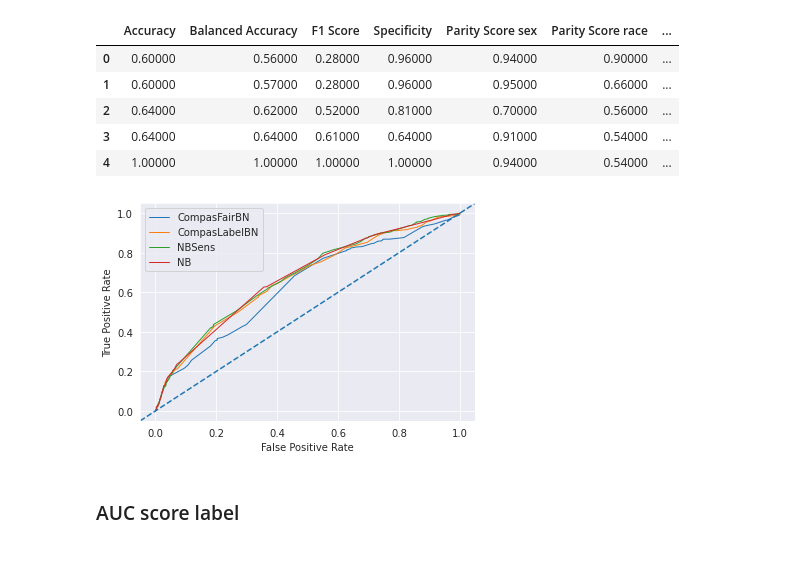
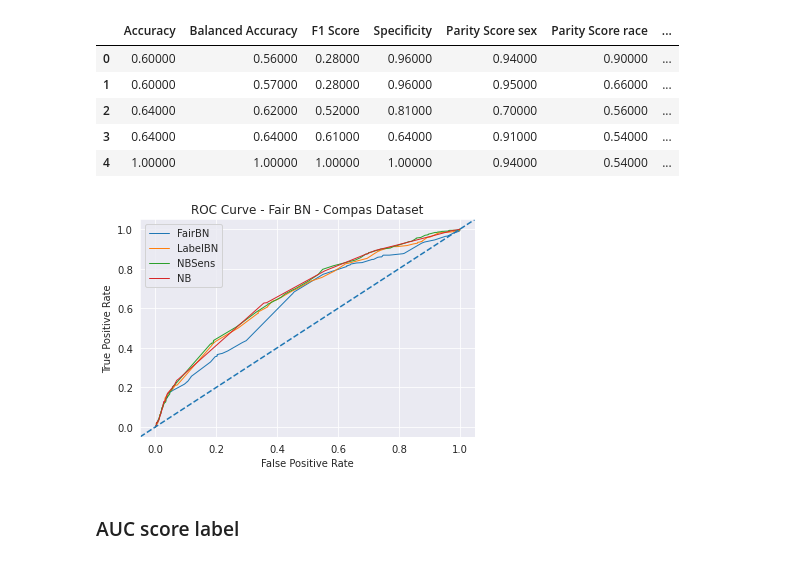
Before and after one commit to bcwein/Forseti, a Jupyter notebook: notebooks/model-evaluation.ipynb, the cells around one changed output. Saved outputs shown, nothing was run; the diff lists cells and outputs as text; code cells hidden in the pictures.

```diff
--- a/notebooks/model-evaluation.ipynb
+++ b/notebooks/model-evaluation.ipynb
@@ -219,23 +231,24 @@ fairnessDF.round(2)
 # %%
 fpr_fair, tpr_fair, threshold = roc_curve(y,  y_compas_pred_probability['fair_1'])
 fpr_income, tpr_income, _ = roc_curve(y,  y_compas_pred_probability['two_year_recid_1'])
 fpr_nbsens, tpr_nbsens, _ = roc_curve(y,  y_compas_pred_probability_NB_sensitive['two_year_recid_1'])
 fpr_nb, tpr_nb, _ = roc_curve(y,  y_compas_pred_probability_NB['two_year_recid_1'])
 
 #create ROC curve
 plt.close()
-plt.plot(fpr_fair, tpr_fair, label='CompasFairBN', linewidth=1)
-plt.plot(fpr_income, tpr_income, label='CompasLabelBN', linewidth=1)
+plt.plot(fpr_fair, tpr_fair, label='FairBN', linewidth=1)
+plt.plot(fpr_income, tpr_income, label='LabelBN', linewidth=1)
 plt.plot(fpr_nbsens, tpr_nbsens, label='NBSens', linewidth=1)
 plt.plot(fpr_nb, tpr_nb, label='NB', linewidth=1)
 plt.ylabel('True Positive Rate')
 plt.xlabel('False Positive Rate')
 plt.axline((1, 1), slope=1, ls="--")
 plt.legend()
-plt.savefig('figures/compas_baseline_roc.png', dpi=200)
+plt.title('ROC Curve - Fair BN - Compas Dataset')
+plt.savefig('figures/compas_fairbn_roc.png', dpi=200, bbox_inches='tight')
 plt.show()
 # %% [output]
-[figure, old version]
+[figure, new version]
 # %% [markdown]
 ### AUC score label
 # %%
```
Also changed, not shown: parts of 10 cells of this notebook, 13 other files.
